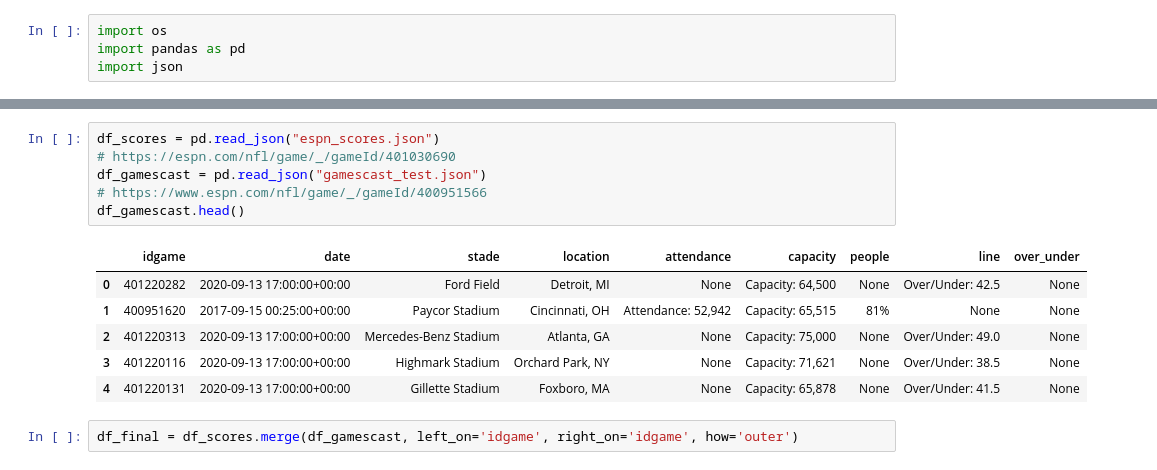
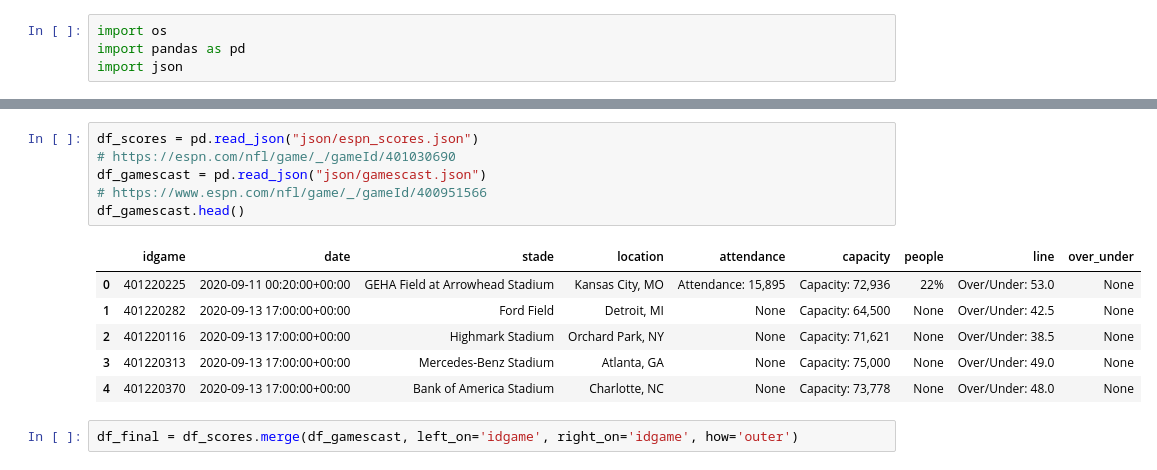
Before and after one commit to nflpredictor/nfl, a Jupyter notebook: 01_scraping/launch_scrap_gamesinfo.ipynb, the cells around one changed output, grey strips where cells are left out. Saved outputs shown, nothing was run; the diff lists cells and outputs as text.

Commit message:
update scraping gamescast

```diff
--- a/01_scraping/launch_scrap_gamesinfo.ipynb
+++ b/01_scraping/launch_scrap_gamesinfo.ipynb
@@ -45,16 +29,16 @@ os.listdir()
 # %%
-df_scores = pd.read_json("espn_scores.json")
+df_scores = pd.read_json("json/espn_scores.json")
 # https://espn.com/nfl/game/_/gameId/401030690
-df_gamescast = pd.read_json("gamescast_test.json")
+df_gamescast = pd.read_json("json/gamescast.json")
 # https://www.espn.com/nfl/game/_/gameId/400951566
 df_gamescast.head()
 # %% [output]
 |  | idgame | date | stade | location | attendance | capacity | people | line | over_under |
-| 0 | 401220282 | 2020-09-13 17:00:00+00:00 | Ford Field | Detroit, MI | None | Capacity: 64,500 | None | Over/Under: 42.5 | None |
-| 1 | 400951620 | 2017-09-15 00:25:00+00:00 | Paycor Stadium | Cincinnati, OH | Attendance: 52,942 | Capacity: 65,515 | 81% | None | None |
-| 2 | 401220313 | 2020-09-13 17:00:00+00:00 | Mercedes-Benz Stadium | Atlanta, GA | None | Capacity: 75,000 | None | Over/Under: 49.0 | None |
-| 3 | 401220116 | 2020-09-13 17:00:00+00:00 | Highmark Stadium | Orchard Park, NY | None | Capacity: 71,621 | None | Over/Under: 38.5 | None |
-| 4 | 401220131 | 2020-09-13 17:00:00+00:00 | Gillette Stadium | Foxboro, MA | None | Capacity: 65,878 | None | Over/Under: 41.5 | None |
+| 0 | 401220225 | 2020-09-11 00:20:00+00:00 | GEHA Field at Arrowhead Stadium | Kansas City, MO | Attendance: 15,895 | Capacity: 72,936 | 22% | Over/Under: 53.0 | None |
+| 1 | 401220282 | 2020-09-13 17:00:00+00:00 | Ford Field | Detroit, MI | None | Capacity: 64,500 | None | Over/Under: 42.5 | None |
+| 2 | 401220116 | 2020-09-13 17:00:00+00:00 | Highmark Stadium | Orchard Park, NY | None | Capacity: 71,621 | None | Over/Under: 38.5 | None |
+| 3 | 401220313 | 2020-09-13 17:00:00+00:00 | Mercedes-Benz Stadium | Atlanta, GA | None | Capacity: 75,000 | None | Over/Under: 49.0 | None |
+| 4 | 401220370 | 2020-09-13 17:00:00+00:00 | Bank of America Stadium | Charlotte, NC | None | Capacity: 73,778 | None | Over/Under: 48.0 | None |
 # %%
 df_final = df_scores.merge(df_gamescast, left_on='idgame', right_on='idgame', how='outer')
 # %%
```
Also changed, not shown: parts of 6 cells of this notebook, 7 other files.
